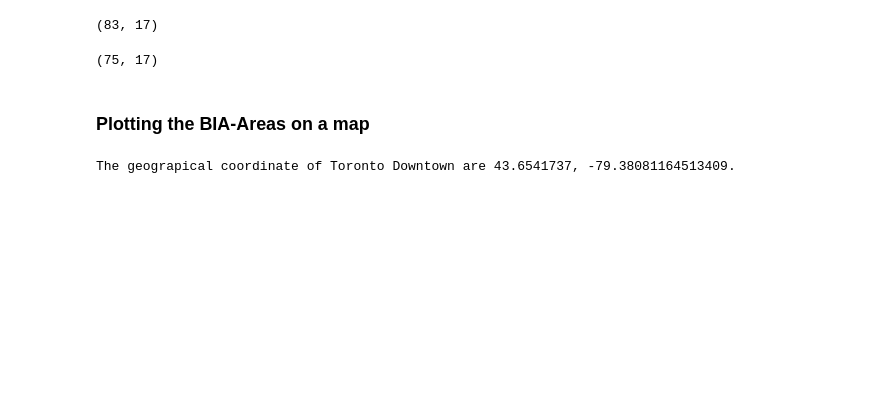
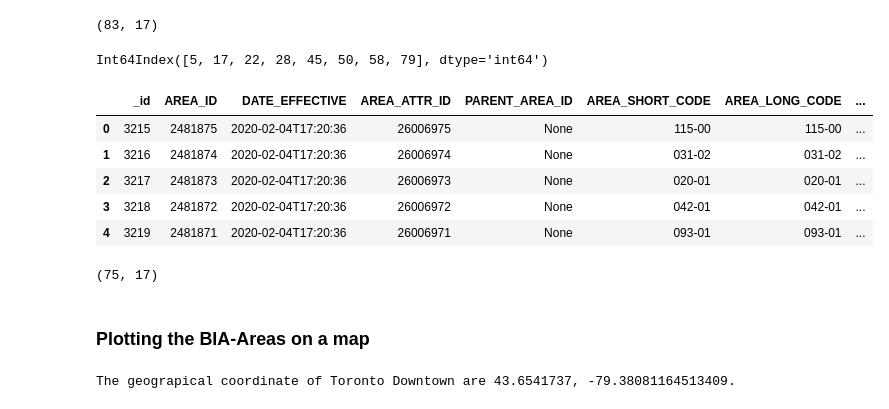
Before and after one commit to JPLue/Coursera_Capstone, a Jupyter notebook: Coursera Capstone Notebook.ipynb, the cells around one changed output. Drawn from its saved outputs; the diff is of its cells as text; code cells hidden in the pictures; blank space fills up the shorter version.

```diff
--- a/Coursera Capstone Notebook.ipynb
+++ b/Coursera Capstone Notebook.ipynb
@@ -106,13 +107,27 @@ df_BIAs.sort_values(by = ['Shape__Area'], ascending = False, inplace = True)
 # %%
-# dropping BIAs that are out of the central area of Toronto (Albion Islington Square, 79, Wilson Village,  28, Sheppard East Village, 15, Kennedy Road,  53, Wexford Heights, 20, Crossroads of the Danforth 76)
-
-df_BIAs.drop([65, 70, 15, 20, 28, 53, 76, 79], inplace = True)
+# dropping BIAs that are out of the central area of Toronto
+area_names = ['Albion Islington Square', 'Wilson Village', 'Sheppard East Village', 'Emery Village', 'DuKe Heights', 'Kennedy Road', 'Wexford Heights', 'Crossroads of the Danforth']
+index_drop = df_BIAs['AREA_NAME'].isin(area_names)
+index_drop = index_drop[index_drop == True]
+index_drop.index
+# %% [output]
+Int64Index([5, 17, 22, 28, 45, 50, 58, 79], dtype='int64')
+# %%
+df_BIAs = df_BIAs.drop(index_drop.index)
+df_BIAs.head()
+# %% [output]
+|  | _id | AREA_ID | DATE_EFFECTIVE | AREA_ATTR_ID | PARENT_AREA_ID | AREA_SHORT_CODE | AREA_LONG_CODE | ... |
+| 0 | 3215 | 2481875 | 2020-02-04T17:20:36 | 26006975 | None | 115-00 | 115-00 | ... |
+| 1 | 3216 | 2481874 | 2020-02-04T17:20:36 | 26006974 | None | 031-02 | 031-02 | ... |
+| 2 | 3217 | 2481873 | 2020-02-04T17:20:36 | 26006973 | None | 020-01 | 020-01 | ... |
+| 3 | 3218 | 2481872 | 2020-02-04T17:20:36 | 26006972 | None | 042-01 | 042-01 | ... |
+| 4 | 3219 | 2481871 | 2020-02-04T17:20:36 | 26006971 | None | 093-01 | 093-01 | ... |
+# %%
+df_BIAs.shape
+# %% [output]
+(75, 17)
 # %%
 df_BIAs.reset_index(drop = True, inplace = True)
-# %%
-df_BIAs.shape
-# %% [output]
-(75, 17)
 # %% [markdown]
 ### Plotting the BIA-Areas on a map
 # %%
```
Also changed, not shown: parts of 24 cells of this notebook.
